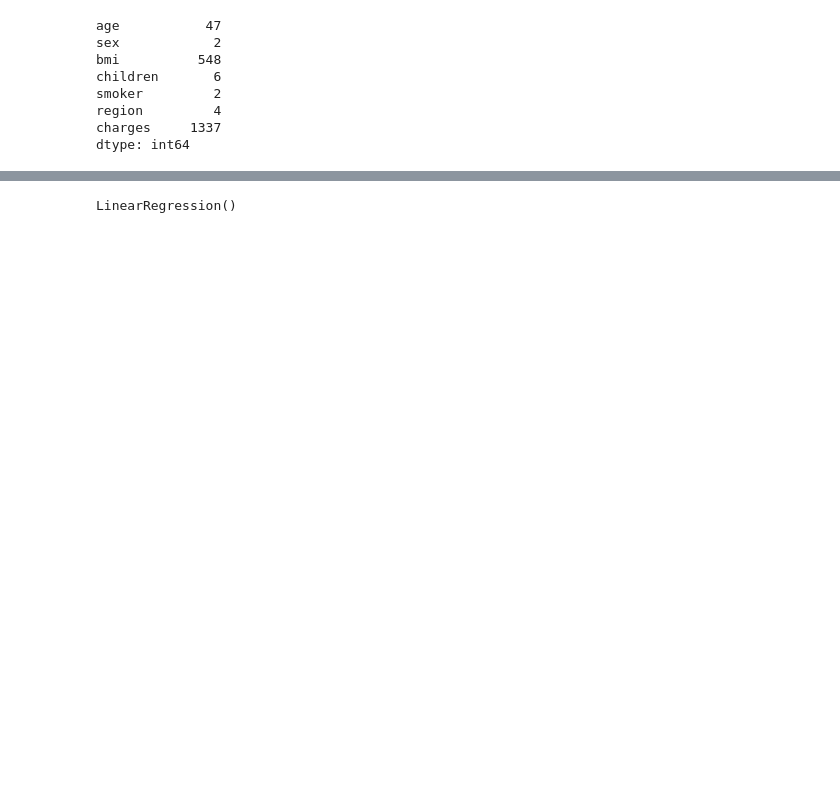
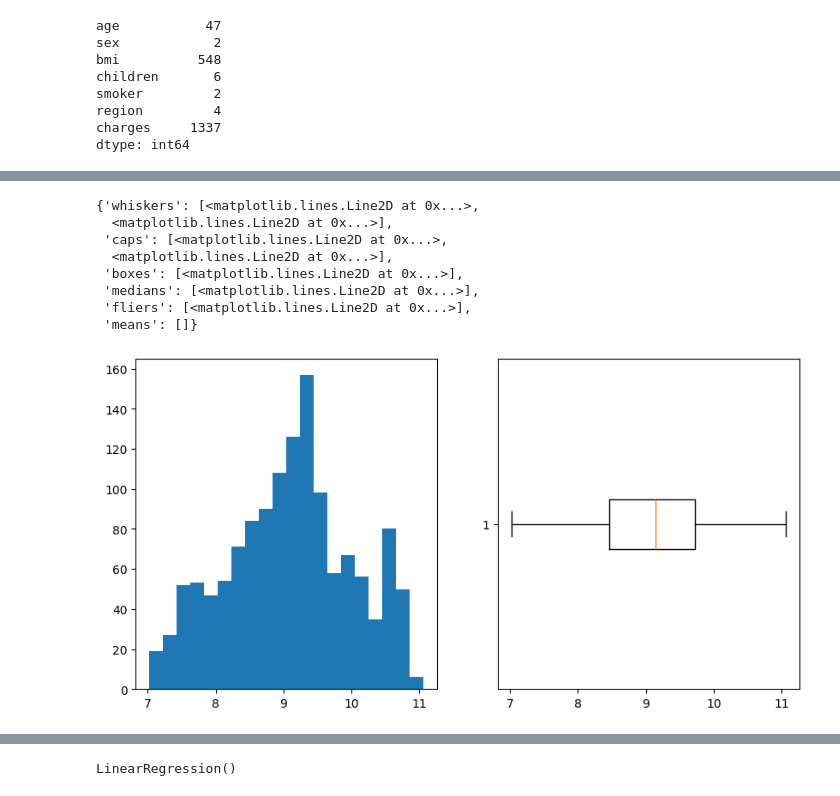
Before and after one commit to 4GeeksAcademy/machine-learning-python-template-chematudela-regresionlineal, a Jupyter notebook: src/explore.ipynb, the cells around one changed output, grey strips where cells are left out. Drawn from its saved outputs; the diff is of its cells as text; code cells hidden in the pictures; blank space fills up the shorter version.

```diff
--- a/src/explore.ipynb
+++ b/src/explore.ipynb
@@ -83,0 +102,16 @@ print(df[df['region'] == 'southeast']['charges'].mean())
+# %%
+# vamos a ver si podemos mejorar trabajando con el log de la variable
+
+fig, ax= plt.subplots (1,2, figsize = (10,5))
+ax[0].hist(np.log(df['charges']), bins =20)
+ax[1].boxplot(np.log(df['charges']), vert = False)
+# %% [output]
+{'whiskers': [<matplotlib.lines.Line2D at 0x...>,
+  <matplotlib.lines.Line2D at 0x...>],
+ 'caps': [<matplotlib.lines.Line2D at 0x...>,
+  <matplotlib.lines.Line2D at 0x...>],
+ 'boxes': [<matplotlib.lines.Line2D at 0x...>],
+ 'medians': [<matplotlib.lines.Line2D at 0x...>],
+ 'fliers': [<matplotlib.lines.Line2D at 0x...>],
+ 'means': []}
+[figure, added]
```
Also changed, not shown: parts of 25 cells of this notebook, 1 other file.
